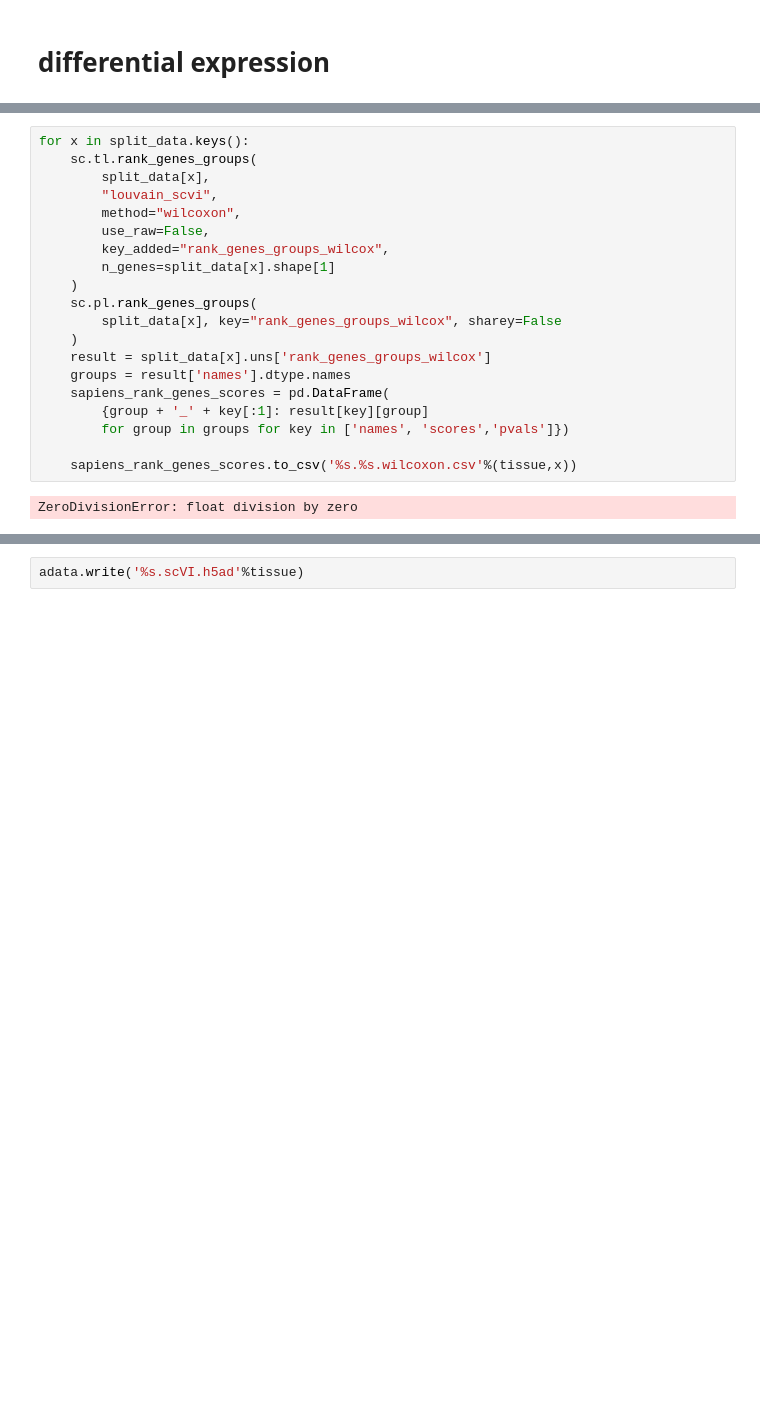
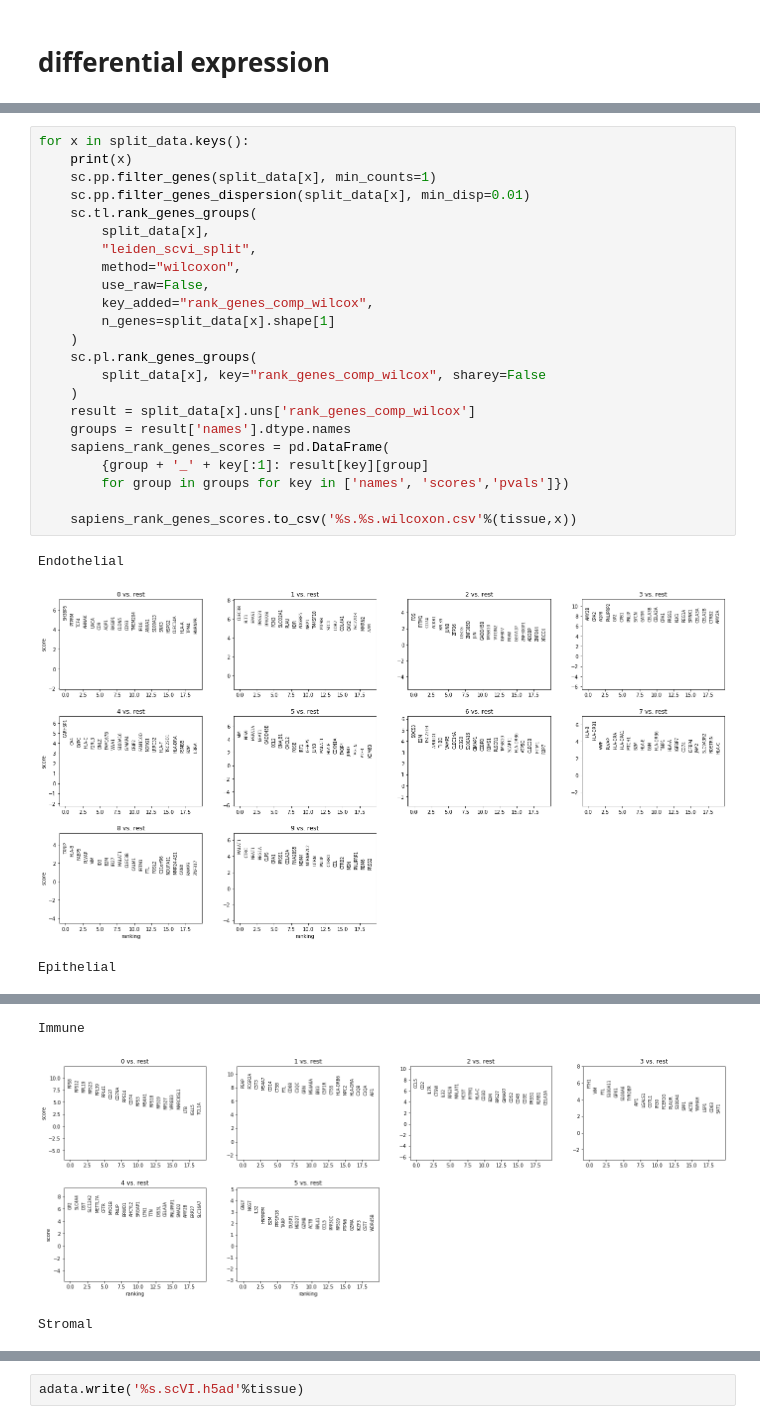
Before and after one commit to czbiohub-sf/tabula-sapiens, a Jupyter notebook: CompartmentSplitting/tissue_split.ipynb, the cells around one changed output, grey strips where cells are left out. Cells and saved outputs as stored; diff of their text form; blank space fills up the shorter version.

```diff
--- a/CompartmentSplitting/tissue_split.ipynb
+++ b/CompartmentSplitting/tissue_split.ipynb
@@ -110,22 +132,27 @@ dict_keys(['Endothelial', 'Epithelial', 'Immune', 'Pancreas', 'Stromal'])
 # %%
 for x in split_data.keys():
+    print(x)
+    sc.pp.filter_genes(split_data[x], min_counts=1)
+    sc.pp.filter_genes_dispersion(split_data[x], min_disp=0.01)
     sc.tl.rank_genes_groups(
         split_data[x],
-        "louvain_scvi",
+        "leiden_scvi_split",
         method="wilcoxon",
         use_raw=False,
-        key_added="rank_genes_groups_wilcox",
+        key_added="rank_genes_comp_wilcox",
         n_genes=split_data[x].shape[1]
     )
     sc.pl.rank_genes_groups(
-        split_data[x], key="rank_genes_groups_wilcox", sharey=False
+        split_data[x], key="rank_genes_comp_wilcox", sharey=False
     )
-    result = split_data[x].uns['rank_genes_groups_wilcox']
+    result = split_data[x].uns['rank_genes_comp_wilcox']
     groups = result['names'].dtype.names
     sapiens_rank_genes_scores = pd.DataFrame(
         {group + '_' + key[:1]: result[key][group]
         for group in groups for key in ['names', 'scores','pvals']})
 
     sapiens_rank_genes_scores.to_csv('%s.%s.wilcoxon.csv'%(tissue,x))
 # %% [output]
-ZeroDivisionError: float division by zero
+Endothelial
+[figure, added]
+Epithelial
@@ -131,0 +160,3 @@ ZeroDivisionError: float division by zero
+Immune
+[figure, added]
+Stromal
```
Also changed, not shown: parts of 15 cells of this notebook.
